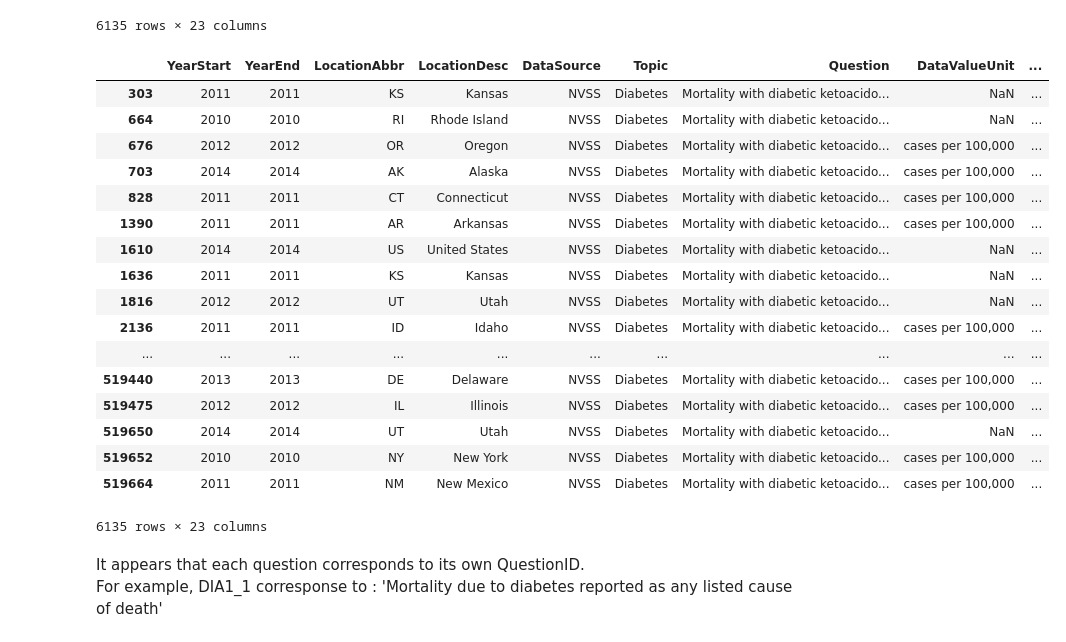
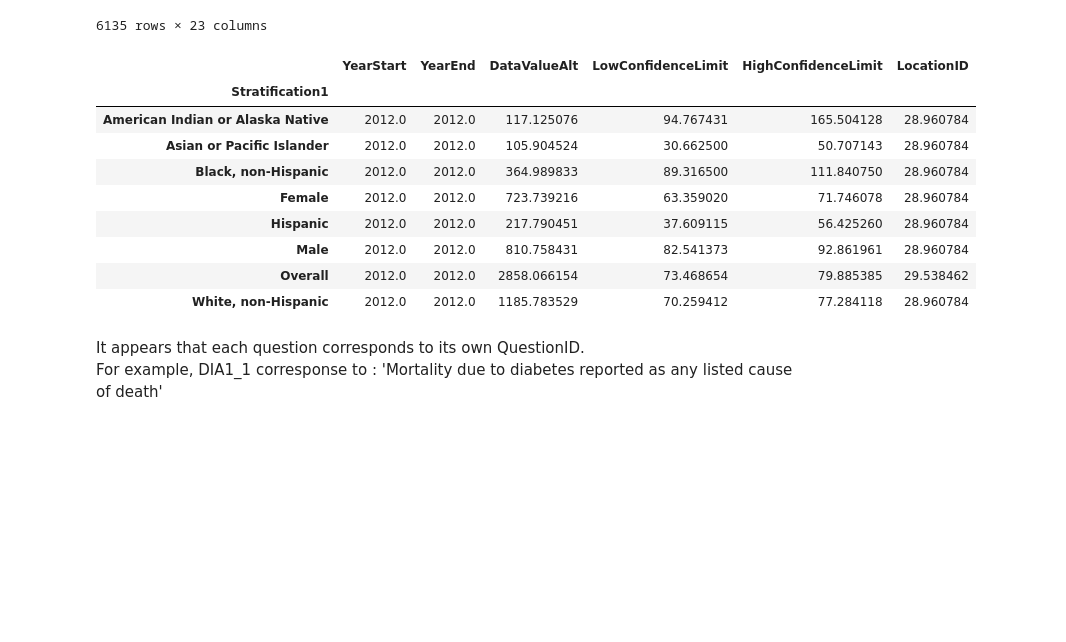
Before and after one commit to chinkevin/DataHacks2020, a Jupyter notebook: DataHacks2020-Science Track.ipynb, the cells around one changed output. Drawn from its saved outputs; the diff is of its cells as text; code cells hidden in the pictures; blank space fills up the shorter version.

```diff
--- a/DataHacks2020-Science Track.ipynb
+++ b/DataHacks2020-Science Track.ipynb
@@ -245,26 +249,19 @@ diabetes.loc[diabetes.Question=='Mortality due to diabetes reported as any liste
 | 519685 | 2011 | 2011 | SD | South Dakota | NVSS | Diabetes | Mortality due to diabetes reporte... | cases per 100,000 | ... |
 6135 rows × 23 columns
 # %%
-diabetes.loc[diabetes.Question=='Mortality with diabetic ketoacidosis reported as any listed cause of death']
+# diabetes.loc[diabetes.Question=='Mortality with diabetic ketoacidosis reported as any listed cause of death']
+diabetes.loc[diabetes.QuestionID=='DIA1_1'].groupby('Stratification1').mean()
 # %% [output]
-|  | YearStart | YearEnd | LocationAbbr | LocationDesc | DataSource | Topic | Question | DataValueUnit | ... |
-| 303 | 2011 | 2011 | KS | Kansas | NVSS | Diabetes | Mortality with diabetic ketoacido... | NaN | ... |
-| 664 | 2010 | 2010 | RI | Rhode Island | NVSS | Diabetes | Mortality with diabetic ketoacido... | NaN | ... |
-| 676 | 2012 | 2012 | OR | Oregon | NVSS | Diabetes | Mortality with diabetic ketoacido... | cases per 100,000 | ... |
-| 703 | 2014 | 2014 | AK | Alaska | NVSS | Diabetes | Mortality with diabetic ketoacido... | cases per 100,000 | ... |
-| 828 | 2011 | 2011 | CT | Connecticut | NVSS | Diabetes | Mortality with diabetic ketoacido... | cases per 100,000 | ... |
-| 1390 | 2011 | 2011 | AR | Arkansas | NVSS | Diabetes | Mortality with diabetic ketoacido... | cases per 100,000 | ... |
-| 1610 | 2014 | 2014 | US | United States | NVSS | Diabetes | Mortality with diabetic ketoacido... | NaN | ... |
-| 1636 | 2011 | 2011 | KS | Kansas | NVSS | Diabetes | Mortality with diabetic ketoacido... | NaN | ... |
-| 1816 | 2012 | 2012 | UT | Utah | NVSS | Diabetes | Mortality with diabetic ketoacido... | NaN | ... |
-| 2136 | 2011 | 2011 | ID | Idaho | NVSS | Diabetes | Mortality with diabetic ketoacido... | cases per 100,000 | ... |
-| ... | ... | ... | ... | ... | ... | ... | ... | ... | ... |
-| 519440 | 2013 | 2013 | DE | Delaware | NVSS | Diabetes | Mortality with diabetic ketoacido... | cases per 100,000 | ... |
-| 519475 | 2012 | 2012 | IL | Illinois | NVSS | Diabetes | Mortality with diabetic ketoacido... | cases per 100,000 | ... |
-| 519650 | 2014 | 2014 | UT | Utah | NVSS | Diabetes | Mortality with diabetic ketoacido... | NaN | ... |
-| 519652 | 2010 | 2010 | NY | New York | NVSS | Diabetes | Mortality with diabetic ketoacido... | cases per 100,000 | ... |
-| 519664 | 2011 | 2011 | NM | New Mexico | NVSS | Diabetes | Mortality with diabetic ketoacido... | cases per 100,000 | ... |
+|  | YearStart | YearEnd | DataValueAlt | LowConfidenceLimit | HighConfidenceLimit | LocationID |
+| Stratification1 |  |  |  |  |  |  |
+| American Indian or Alaska Native | 2012.0 | 2012.0 | 117.125076 | 94.767431 | 165.504128 | 28.960784 |
+| Asian or Pacific Islander | 2012.0 | 2012.0 | 105.904524 | 30.662500 | 50.707143 | 28.960784 |
+| Black, non-Hispanic | 2012.0 | 2012.0 | 364.989833 | 89.316500 | 111.840750 | 28.960784 |
+| Female | 2012.0 | 2012.0 | 723.739216 | 63.359020 | 71.746078 | 28.960784 |
+| Hispanic | 2012.0 | 2012.0 | 217.790451 | 37.609115 | 56.425260 | 28.960784 |
+| Male | 2012.0 | 2012.0 | 810.758431 | 82.541373 | 92.861961 | 28.960784 |
+| Overall | 2012.0 | 2012.0 | 2858.066154 | 73.468654 | 79.885385 | 29.538462 |
+| White, non-Hispanic | 2012.0 | 2012.0 | 1185.783529 | 70.259412 | 77.284118 | 28.960784 |
-6135 rows × 23 columns
 # %% [markdown]
 It appears that each question corresponds to its own QuestionID.
 For example, DIA1_1 corresponse to : 'Mortality due to diabetes reported as any listed cause of death'
```
Also changed, not shown: parts of 24 cells of this notebook.
